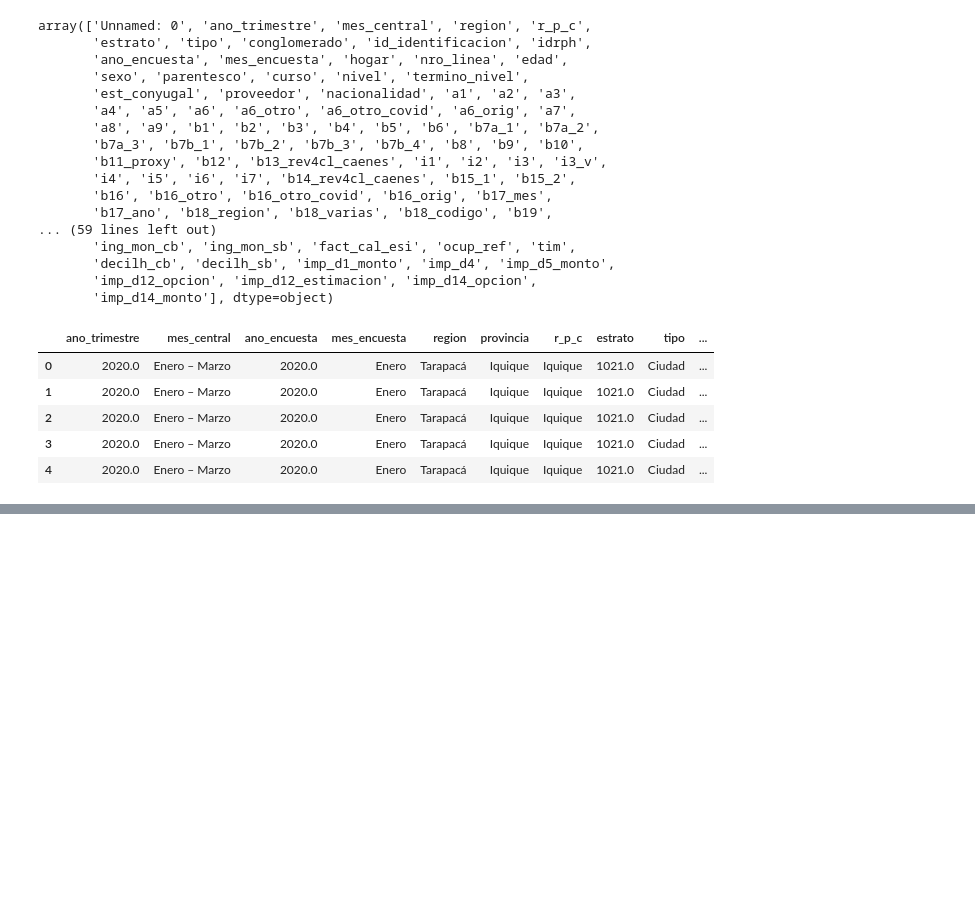
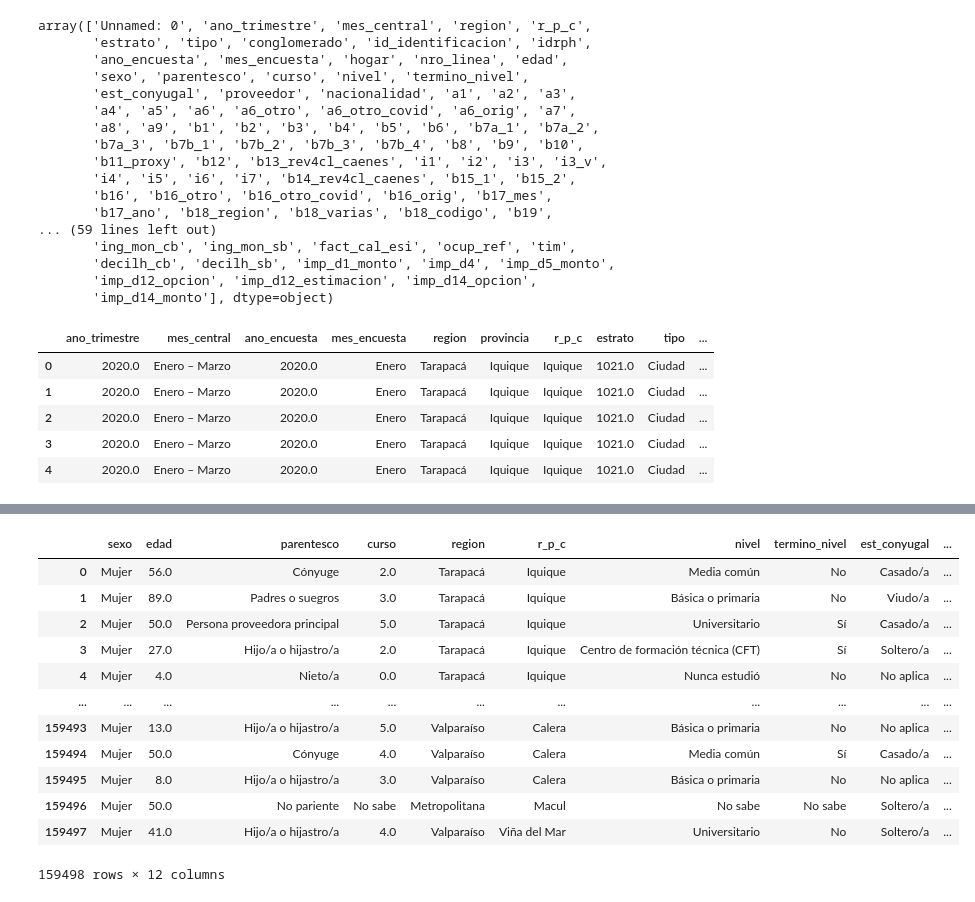
Before and after one commit to LunaGarces/Proyecto_Intro_Cn_Datos, a Jupyter notebook: proyecto.ipynb, the cells around one changed output, grey strips where cells are left out. Drawn from its saved outputs; the diff is of its cells as text; code cells hidden in the pictures; blank space fills up the shorter version.

Commit message:
Actualizacion dataset vif

```diff
--- a/proyecto.ipynb
+++ b/proyecto.ipynb
@@ -327,2 +742,18 @@ df_ocupacion_laboral.head()
 # %%
 pyreadstat.write_sav(df_ocupacion_laboral, 'Datasets/E.laboral/laboral_final.sav')
+# %%
+pd.read_spss('Datasets/E.laboral/laboral_final.sav')
+# %% [output]
+|  | sexo | edad | parentesco | curso | region | r_p_c | nivel | termino_nivel | est_conyugal | ... |
+| 0 | Mujer | 56.0 | Cónyuge | 2.0 | Tarapacá | Iquique | Media común | No | Casado/a | ... |
+| 1 | Mujer | 89.0 | Padres o suegros | 3.0 | Tarapacá | Iquique | Básica o primaria | No | Viudo/a | ... |
+| 2 | Mujer | 50.0 | Persona proveedora principal | 5.0 | Tarapacá | Iquique | Universitario | Sí | Casado/a | ... |
+| 3 | Mujer | 27.0 | Hijo/a o hijastro/a | 2.0 | Tarapacá | Iquique | Centro de formación técnica (CFT) | Sí | Soltero/a | ... |
+| 4 | Mujer | 4.0 | Nieto/a | 0.0 | Tarapacá | Iquique | Nunca estudió | No | No aplica | ... |
+| ... | ... | ... | ... | ... | ... | ... | ... | ... | ... | ... |
+| 159493 | Mujer | 13.0 | Hijo/a o hijastro/a | 5.0 | Valparaíso | Calera | Básica o primaria | No | No aplica | ... |
+| 159494 | Mujer | 50.0 | Cónyuge | 4.0 | Valparaíso | Calera | Media común | Sí | Casado/a | ... |
+| 159495 | Mujer | 8.0 | Hijo/a o hijastro/a | 3.0 | Valparaíso | Calera | Básica o primaria | No | No aplica | ... |
+| 159496 | Mujer | 50.0 | No pariente | No sabe | Metropolitana | Macul | No sabe | No sabe | Soltero/a | ... |
+| 159497 | Mujer | 41.0 | Hijo/a o hijastro/a | 4.0 | Valparaíso | Viña del Mar | Universitario | No | Soltero/a | ... |
+159498 rows × 12 columns
```
Also changed, not shown: parts of 17 cells of this notebook.
